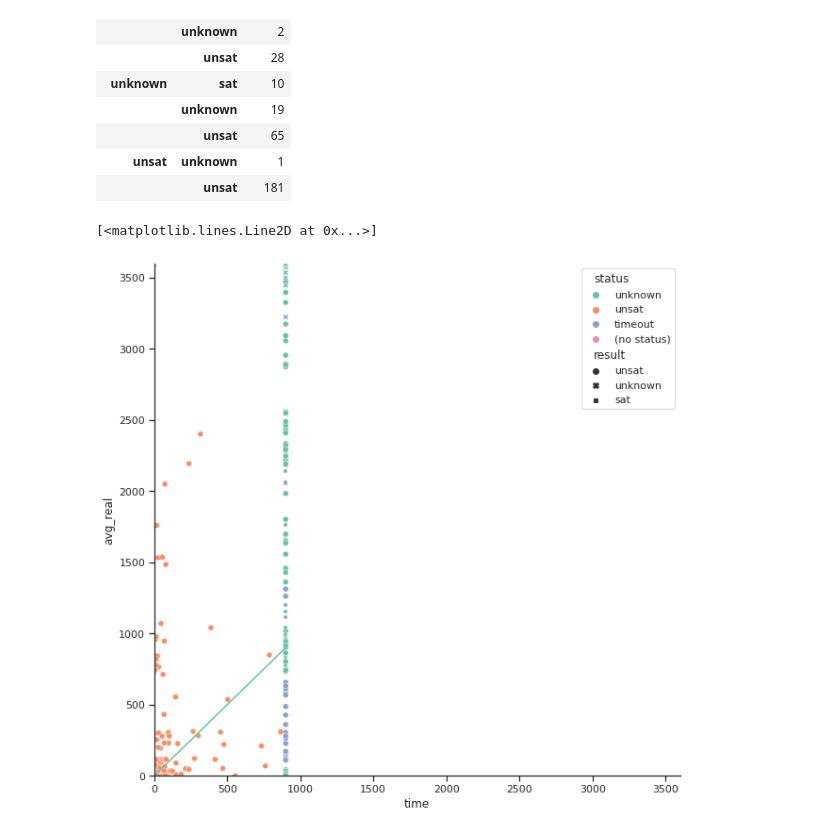
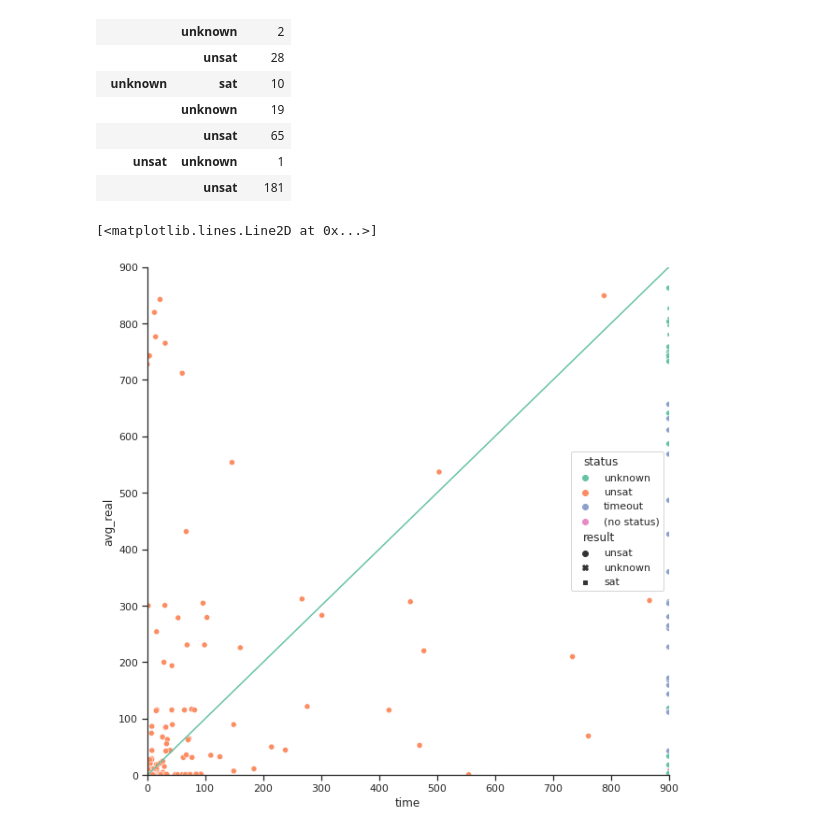
Before and after one commit to stepwise-alan/exp-hwmcc, a Jupyter notebook: jupyter/gspacer-hwmcc20-rules-29_10_2020-t03-55-57/analysis.ipynb, the cells around one changed output. Saved outputs shown, nothing was run; the diff lists cells and outputs as text; code cells hidden in the pictures.

```diff
--- a/jupyter/gspacer-hwmcc20-rules-29_10_2020-t03-55-57/analysis.ipynb
+++ b/jupyter/gspacer-hwmcc20-rules-29_10_2020-t03-55-57/analysis.ipynb
@@ -413,12 +414,12 @@ m_array[['status', 'index', 'result']].groupby(['status', 'result']).count()
 | unsat | unknown | 1 |
 |  | unsat | 181 |
 # %%
-plt.xlim(0, 3600)
-plt.ylim(0, 3600)
+plt.xlim(0, timeout)
+plt.ylim(0, timeout)
 g = sns.scatterplot(x='time', y='avg_real', hue='status', style='result', data=m_array)
 sns.despine()
-x = np.linspace(0, 900, 2)
+x = np.linspace(0, timeout, 2)
 g.plot(x, x)
 # %% [output]
 [<matplotlib.lines.Line2D at 0x...>]
-[figure, old version]
+[figure, new version]
```
Also changed, not shown: parts of 3 cells of this notebook, 6 other files.
